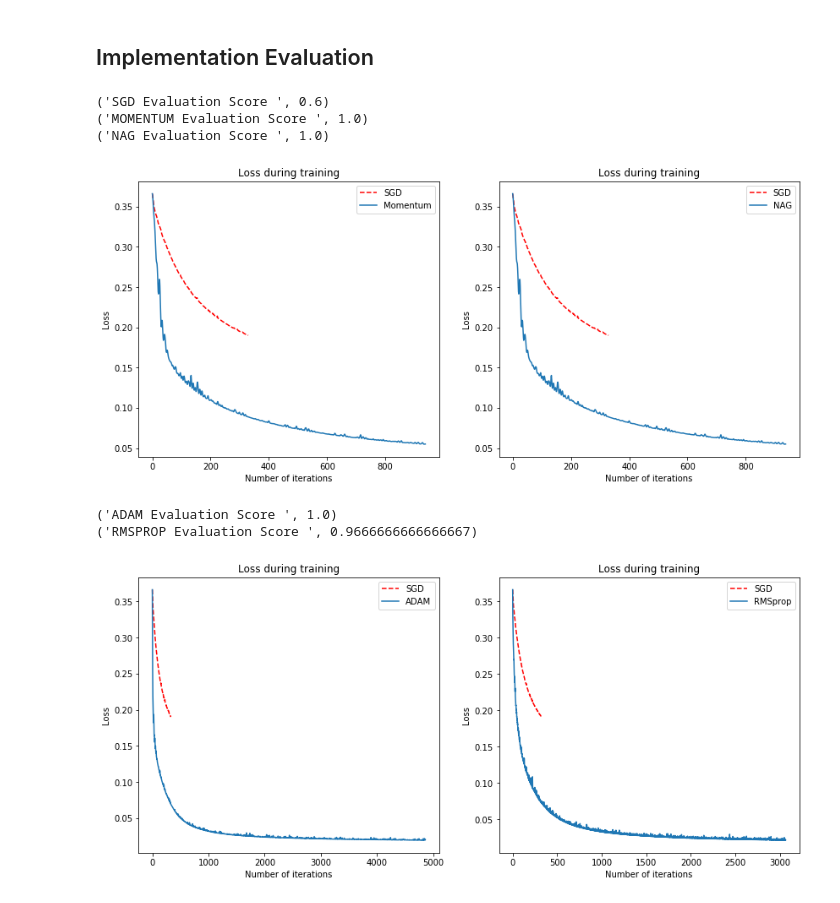
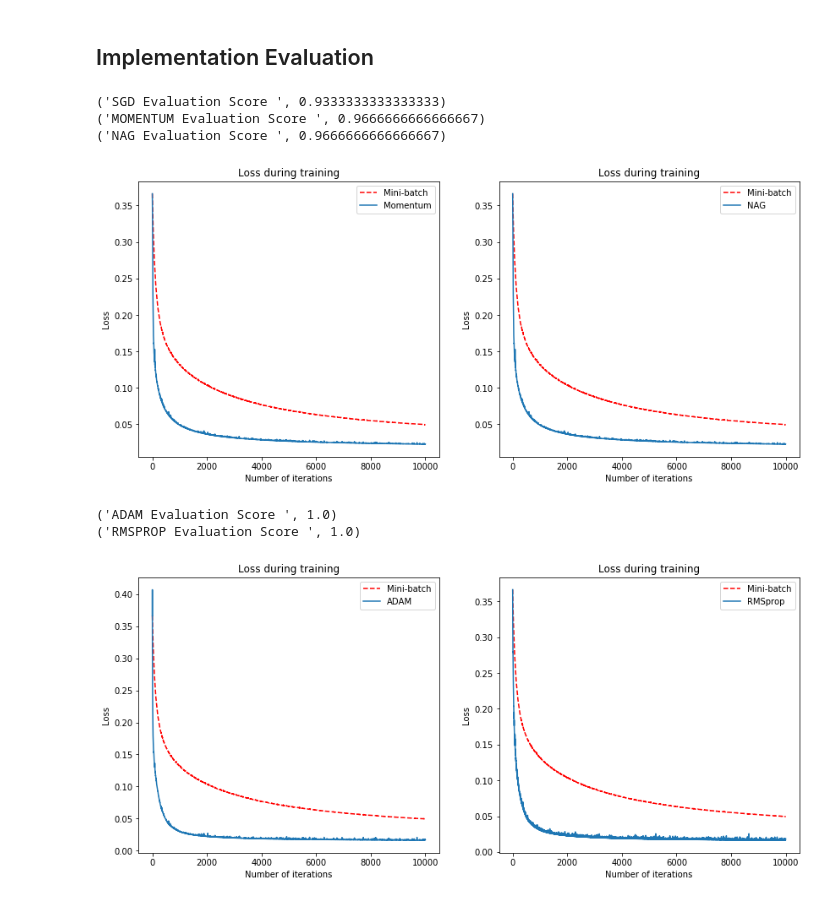
Before and after one commit to bamtak/momentum-in-ml, a Jupyter notebook: Momentum in ML.ipynb, the cells around one changed output. Cells and saved outputs as stored; diff of their text form; code cells hidden in the pictures.

```diff
--- a/Momentum in ML.ipynb
+++ b/Momentum in ML.ipynb
@@ -99,7 +99,7 @@ class MultiClassLogisticRegression:
             gradient = self.compute_grad(X_batch, y_batch, w)
             update = optimizer.optimize(gradient)
             self.weights -= update
-            if np.abs(update).max() < self.thres: break
+#             if np.abs(update).max() < self.thres: break
             if i % 1000 == 0 and verbose:
                 print(' Training Accuray at {} iterations is {}'.format(i, self.evaluate_(X, y)))
             i +=1
@@ -159,32 +159,32 @@ def plot(x, y1, y2, sub, label1, label2):
 # %%
 from sklearn import datasets
 from sklearn.model_selection import train_test_split
 X,y = datasets.load_iris(return_X_y=True)
 X_train, X_test, y_train, y_test = train_test_split(X, y, test_size=0.2)
 
 lr = train_model(X_train, X_test, y_train, y_test)
 lr_moment = train_model(X_train, X_test, y_train, y_test, optimizer='momentum')
 lr_nag = train_model(X_train, X_test, y_train, y_test, optimizer='nag')
 
 fig = plt.figure(figsize=(14,6))
-plot(np.arange(len(lr.loss)), lr.loss, lr_moment.loss, 121, 'SGD', 'Momentum')
-plot(np.arange(len(lr.loss)), lr.loss, lr_nag.loss, 122, 'SGD', 'NAG')
+plot(np.arange(len(lr.loss)), lr.loss, lr_moment.loss, 121, 'Mini-batch', 'Momentum')
+plot(np.arange(len(lr.loss)), lr.loss, lr_nag.loss, 122, 'Mini-batch', 'NAG')
 # %% [output]
-('SGD Evaluation Score ', 0.6)
-('MOMENTUM Evaluation Score ', 1.0)
-('NAG Evaluation Score ', 1.0)
+('SGD Evaluation Score ', 0.9333333333333333)
+('MOMENTUM Evaluation Score ', 0.9666666666666667)
+('NAG Evaluation Score ', 0.9666666666666667)
-[figure, old version]
+[figure, new version]
 # %%
 lr_adam = train_model(X_train, X_test, y_train, y_test, optimizer='adam', lr=0.01)
 lr_rms = train_model(X_train, X_test, y_train, y_test, optimizer='rmsprop', lr=0.01)
 
 fig = plt.figure(figsize=(14,6))
-plot(np.arange(len(lr.loss)), lr.loss, lr_adam.loss, 121, 'SGD', 'ADAM')
-plot(np.arange(len(lr.loss)), lr.loss, lr_rms.loss, 122, 'SGD', 'RMSprop')
+plot(np.arange(len(lr.loss)), lr.loss, lr_adam.loss, 121, 'Mini-batch', 'ADAM')
+plot(np.arange(len(lr.loss)), lr.loss, lr_rms.loss, 122, 'Mini-batch', 'RMSprop')
 # %% [output]
 ('ADAM Evaluation Score ', 1.0)
-('RMSPROP Evaluation Score ', 0.9666666666666667)
+('RMSPROP Evaluation Score ', 1.0)
-[figure, old version]
+[figure, new version]
 # %%
 from sklearn import datasets
 import matplotlib.pyplot as plt
```
Also changed, not shown: parts of 3 cells of this notebook.
